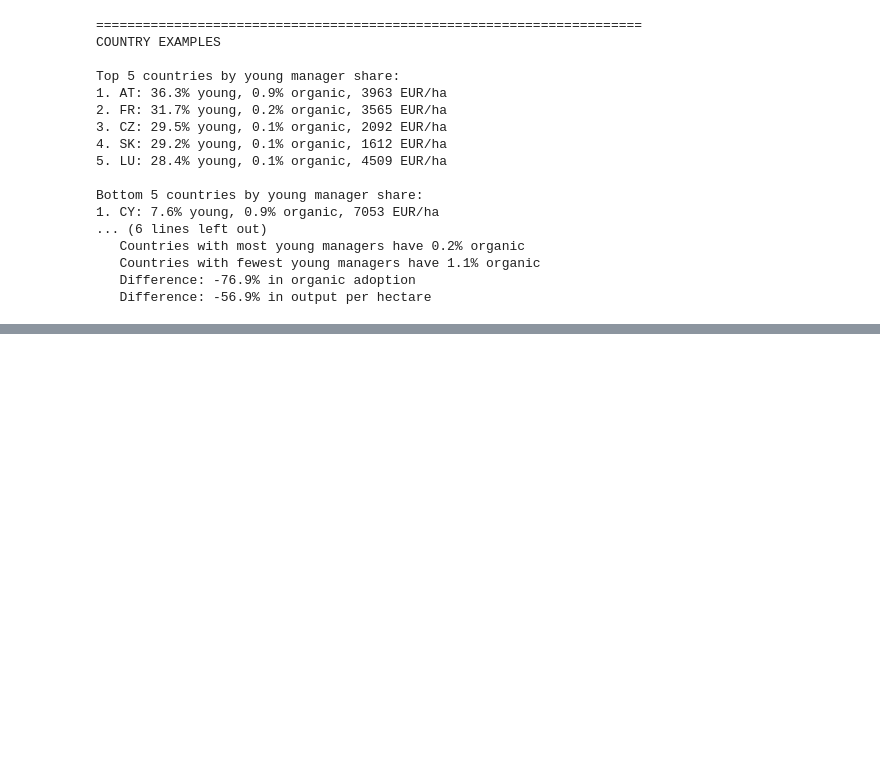
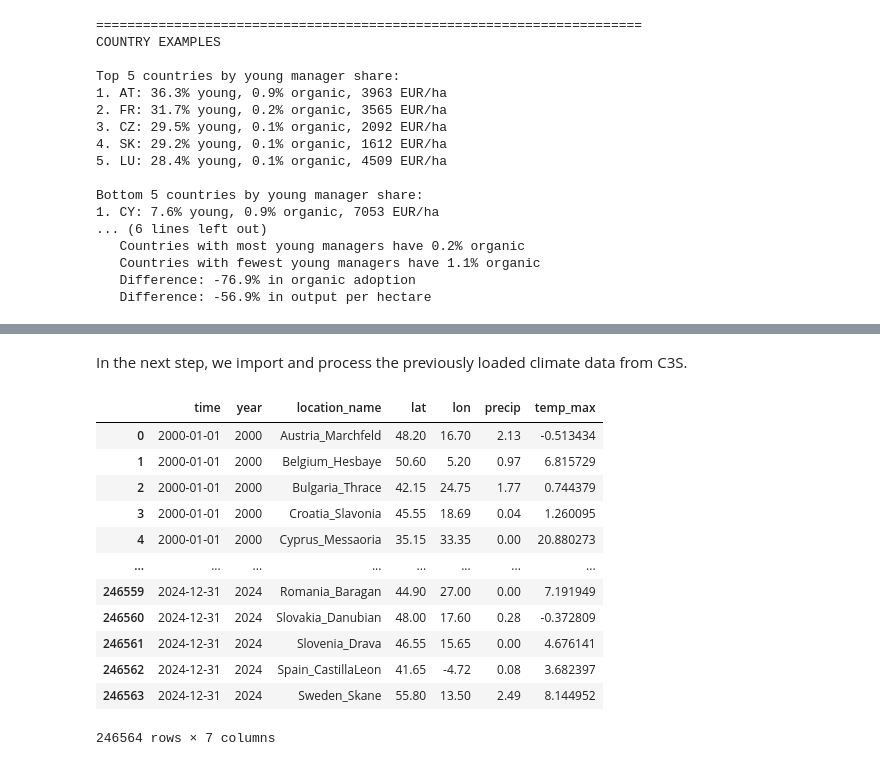
Before and after one commit to 11906257/ExDEx, a Jupyter notebook: ExDEx_question.ipynb, the cells around one changed output, grey strips where cells are left out. Saved outputs shown, nothing was run; the diff lists cells and outputs as text; code cells hidden in the pictures; blank space fills up the shorter version.

```diff
--- a/ExDEx_question.ipynb
+++ b/ExDEx_question.ipynb
@@ -621,0 +916,23 @@ Bottom 5 countries by young manager share:
+# %% [markdown]
+In the next step, we import and process the previously loaded climate data from C3S.
+# %%
+climate_df = pd.read_csv('C3S/europe_climate_by_location_2000_2024.csv')
+
+# Convert temperature from Kelvin to Celsius
+climate_df['temp_max'] = climate_df['temp_max'] - 273.15
+
+climate_df
+# %% [output]
+|  | time | year | location_name | lat | lon | precip | temp_max |
+| 0 | 2000-01-01 | 2000 | Austria_Marchfeld | 48.20 | 16.70 | 2.13 | -0.513434 |
+| 1 | 2000-01-01 | 2000 | Belgium_Hesbaye | 50.60 | 5.20 | 0.97 | 6.815729 |
+| 2 | 2000-01-01 | 2000 | Bulgaria_Thrace | 42.15 | 24.75 | 1.77 | 0.744379 |
+| 3 | 2000-01-01 | 2000 | Croatia_Slavonia | 45.55 | 18.69 | 0.04 | 1.260095 |
+| 4 | 2000-01-01 | 2000 | Cyprus_Messaoria | 35.15 | 33.35 | 0.00 | 20.880273 |
+| ... | ... | ... | ... | ... | ... | ... | ... |
+| 246559 | 2024-12-31 | 2024 | Romania_Baragan | 44.90 | 27.00 | 0.00 | 7.191949 |
+| 246560 | 2024-12-31 | 2024 | Slovakia_Danubian | 48.00 | 17.60 | 0.28 | -0.372809 |
+| 246561 | 2024-12-31 | 2024 | Slovenia_Drava | 46.55 | 15.65 | 0.00 | 4.676141 |
+| 246562 | 2024-12-31 | 2024 | Spain_CastillaLeon | 41.65 | -4.72 | 0.08 | 3.682397 |
+| 246563 | 2024-12-31 | 2024 | Sweden_Skane | 55.80 | 13.50 | 2.49 | 8.144952 |
+246564 rows × 7 columns
```
Also changed, not shown: parts of 21 cells of this notebook.
